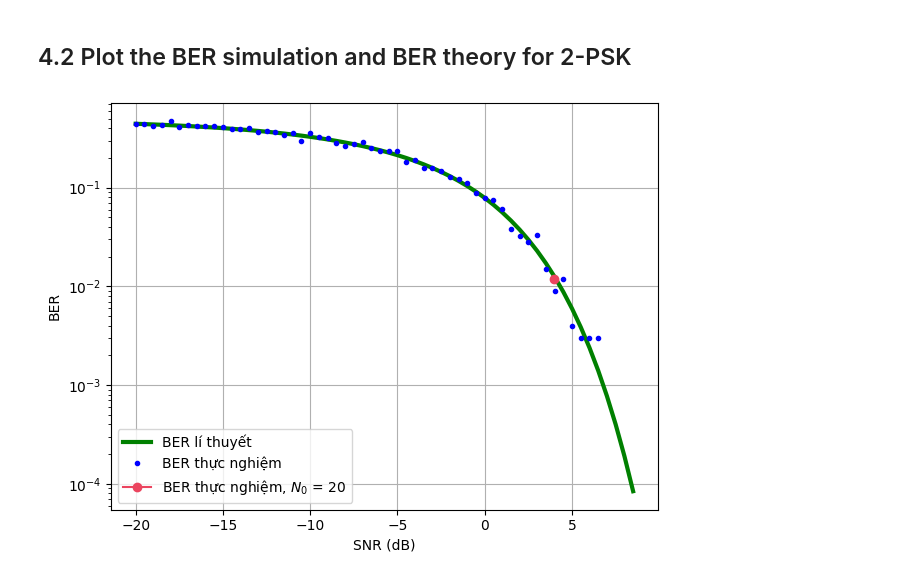
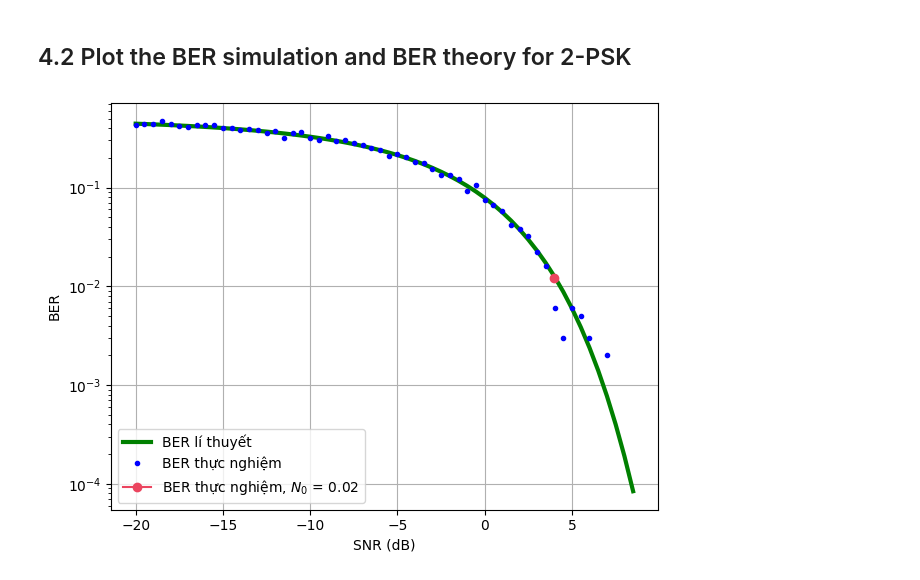
Before and after one commit to LuongHvd/Communication-Engineering-HUST-, a Jupyter notebook: PSK_final.ipynb, the cells around one changed output. Cells and saved outputs as stored; diff of their text form; code cells hidden in the pictures.

```diff
--- a/PSK_final.ipynb
+++ b/PSK_final.ipynb
@@ -7,19 +7,18 @@ from scipy.special import erfc
 # %% [markdown]
 # Khởi tạo tham số
 # %%
-np.random.seed(123)                             # Seed for random number generator
+np.random.seed(132)                             # Seed for random number generator
 x = np.random.randint(2, size = 1000)           # Chuỗi nhị phân dữ liệu độ dài 1000
 xplot = np.random.randint(2, size = 25)         # Chuỗi 25 bit đầu tiên để visualize
 for i in range(25):
     xplot[i] = x[i]
 n = len(x)                                      # n = 1000
 nplot = len(xplot)                              # nplot = 25
-Tb = 100;                                       # thời gian truyền 1 bit
+Tb = 0.100;                                     # thời gian truyền 1 bit
 nb = 100;                                       # số mẫu lấy mỗi bit
-br = 1/Tb;                                      # Bit rate  (Hz)
-f = 2*br                                        # Carrier frequency (Hz) (>= 2*br, theo Nyquist)
+f = 2.5/Tb                                      # Carrier frequency (Hz)
 
-t = Tb*np.arange(0,n,1/nb)                      # thời gian truyền
+t = Tb*np.arange(0,n,1/nb)                      # khoảng thời gian truyền n bit chia ra theo kc nb
 tplot = Tb*np.arange(0,nplot,1/nb)
 # %% [markdown]
 # 1. Điều chế BPSK
@@ -109,7 +108,7 @@ plt.show()
 def demodulate(rho, size):
     d = np.empty(shape = size, dtype=int)
     for i in range(0, size*nb, nb):
-        y = np.trapz(rho[i:i+nb]*x1[i:i+nb])         # y = sqrt(Eb)*hình chiếu của tín hiệu rho lên cơ sở
+        y = np.trapz(rho[i:i+nb]*x1[i:i+nb], t_)         # y = sqrt(Eb)*hình chiếu của tín hiệu rho lên cơ sở
         if y < 0:
             d[np.floor(i/nb).astype('int')] = 0      # Tiêu chuẩn ML, y thuộc vùng Voronoi của x2
         else:
@@ -121,13 +120,15 @@ def demodulate(rho, size):
 ## 3.1. Điều chế và vẽ tín hiệu thu được
 # %%
 # thêm nhiễu vào tín hiệu truyền đi
-N0 = 20              # năng lượng nhiễu
-var = np.sqrt(N0/2)
-noise = np.random.normal(0, var, len(mod))
+N0 = 0.02                                                 # năng lượng nhiễu
+var = np.sqrt(N0/2 *nb/Tb)
+noise = np.random.normal(0, var, n*nb)
 noise_mod_plot = noise[0:nplot*nb]
 
 mod_noise = mod + noise
 mod_noise_plot = modplot + noise_mod_plot
+
+
 
 # plot tín hiệu nhận được
 plt.figure(figsize=(20,4))
@@ -194,7 +195,7 @@ Eb = 1/2 * (Tb)
 
 # chạy thực nghiệm trên 1000 bit và tính kết quả BER thực nghiệm
 for i in range(len(snr_db)):
-    sigma[i] = np.sqrt(1/2 * Eb / (10**(snr_db[i]/10)))     # std nhiễu hay sqrt(N0/2)
+    sigma[i] = np.sqrt(1/2 * Eb / (10**(snr_db[i]/10)) * nb/Tb)     # std nhiễu hay sqrt(N0/2)
     mod_noise = add_awgn(mod, sigma[i])
     demod_noise  = demodulate(mod_noise, n)
     ber[i] = np.count_nonzero(demod_noise - x) / len(x)     #BER thực nghiệm
@@ -203,13 +204,13 @@ for i in range(len(snr_db)):
 # %%
 ber_theory = 1/2 * erfc(np.sqrt(10**(snr_db/10)))       # đường BER lí thuyết
 plt.semilogy(snr_db, ber_theory, 'g-', linewidth = 3)   # plot đường BER lý thuyết
 plt.semilogy(snr_db, ber, 'b.')                         # plot các kết quả BER thực nghiệm
-plt.plot(10*np.log10(Eb/20), Pb, color = '#EB455F', marker = 'o') # plot BER trong chương 3
+plt.plot(10*np.log10(Eb/N0), Pb, color = '#EB455F', marker = 'o') # plot BER trong chương 3
 plt.xlabel('SNR (dB)')
 plt.ylabel('BER')
 plt.grid(True)
 plt.tight_layout()
-plt.legend(['BER lí thuyết', 'BER thực nghiệm', 'BER thực nghiệm, $N_0$ = 20'])
+plt.legend(['BER lí thuyết', 'BER thực nghiệm', 'BER thực nghiệm, $N_0$ = 0.02'])
 plt.show()
 # %% [output]
-[figure, old version]
+[figure, new version]
```
Also changed, not shown: parts of 9 cells of this notebook, 2 other files.
